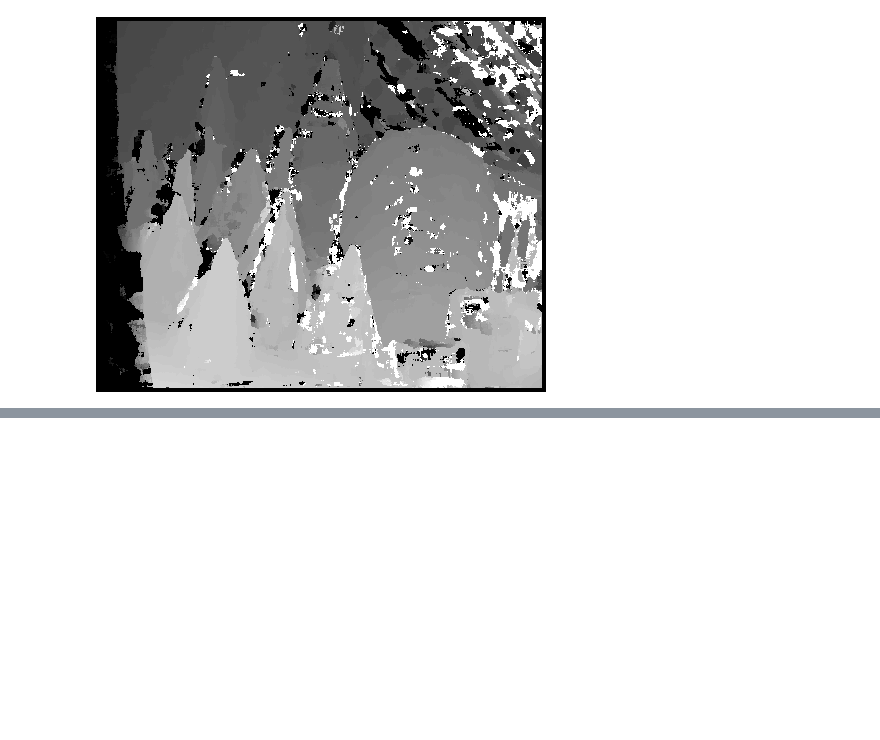
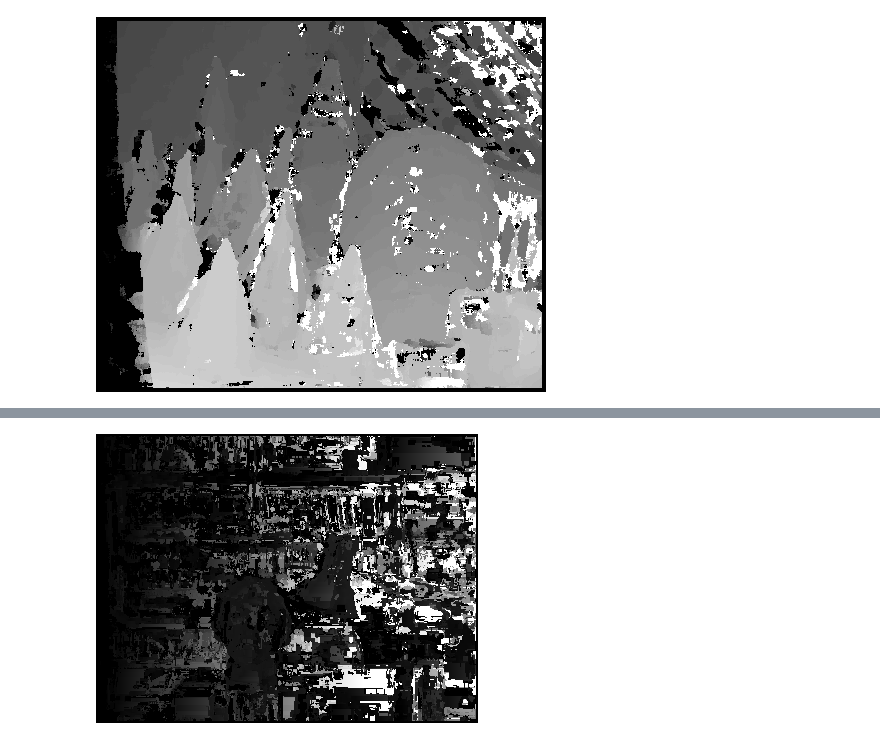
Before and after one commit to shehabKhamis/stereoVision, a Jupyter notebook: blockMatching.ipynb, the cells around one changed output, grey strips where cells are left out. Cells and saved outputs as stored; diff of their text form; code cells hidden in the pictures; blank space fills up the shorter version.

```diff
--- a/blockMatching.ipynb
+++ b/blockMatching.ipynb
@@ -98,0 +112,5 @@ cv2_imshow(outputSSD9*4)
+# %%
+secOutput5  = block_matching(img3,img4,5,"SAD")
+cv2_imshow(secOutput5)
+# %% [output]
+[figure, added]
```
Also changed, not shown: parts of 18 cells of this notebook.
